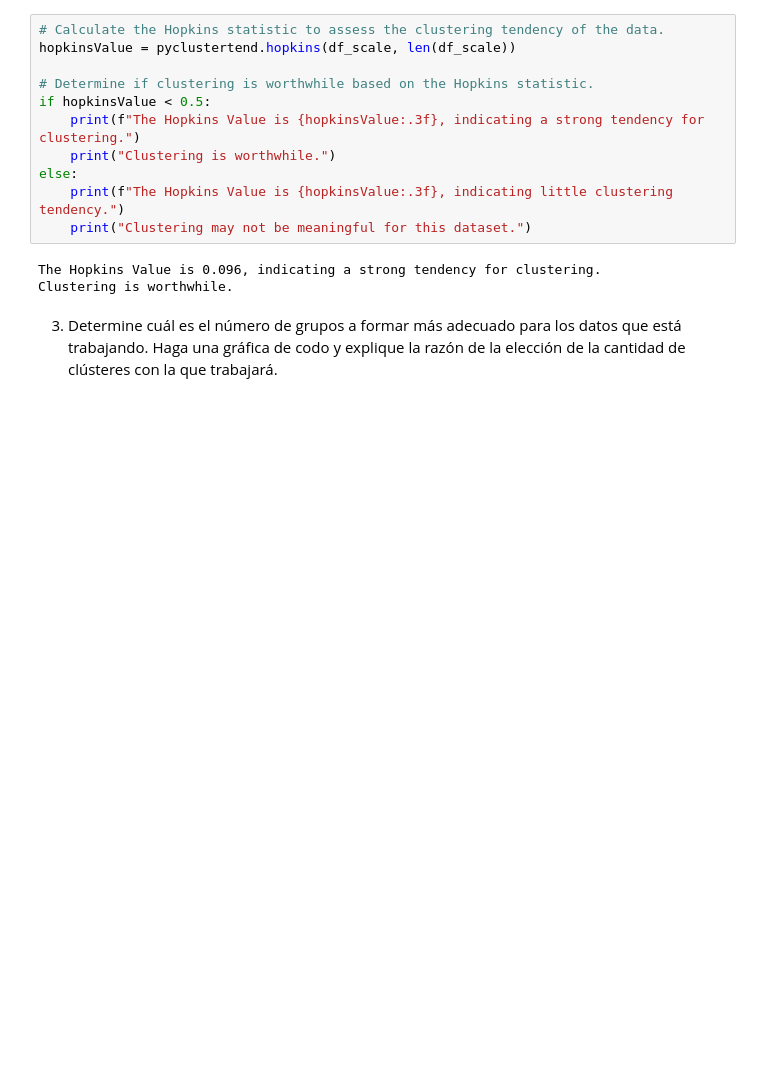
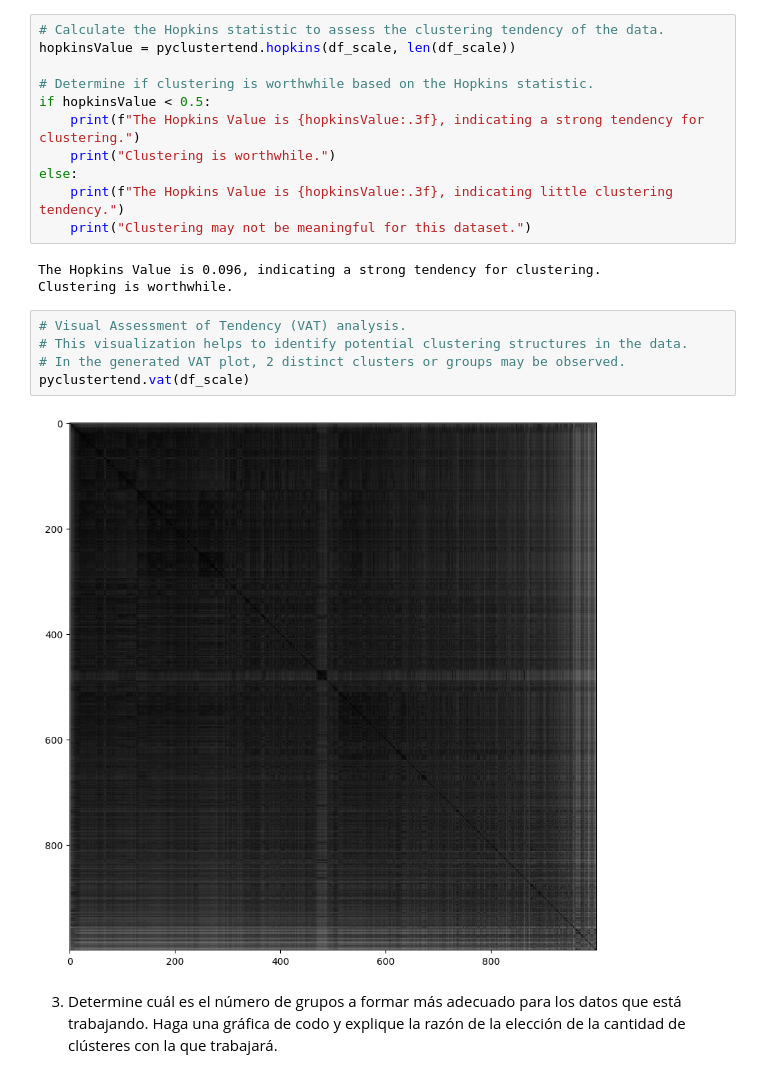
Before and after one commit to MelissaPerez09/HT02-DataMining, a Jupyter notebook: actividades.ipynb, the cells around one changed output. Saved outputs shown, nothing was run; the diff lists cells and outputs as text; blank space fills up the shorter version.

Commit message:
feat: VAT Analysis and Hopkins

```diff
--- a/actividades.ipynb
+++ b/actividades.ipynb
@@ -112,6 +112,13 @@ else:
 # %% [output]
 The Hopkins Value is 0.096, indicating a strong tendency for clustering.
 Clustering is worthwhile.
+# %%
+# Visual Assessment of Tendency (VAT) analysis.
+# This visualization helps to identify potential clustering structures in the data.
+# In the generated VAT plot, 2 distinct clusters or groups may be observed.
+pyclustertend.vat(df_scale)
+# %% [output]
+[figure, added]
 # %% [markdown]
 3. Determine cuál es el número de grupos a formar más adecuado para los datos que está trabajando. Haga una gráfica de codo y explique la razón de la elección de la cantidad de clústeres con la que trabajará.
 # %% [markdown]
```
Also changed, not shown: parts of 1 cell of this notebook.
